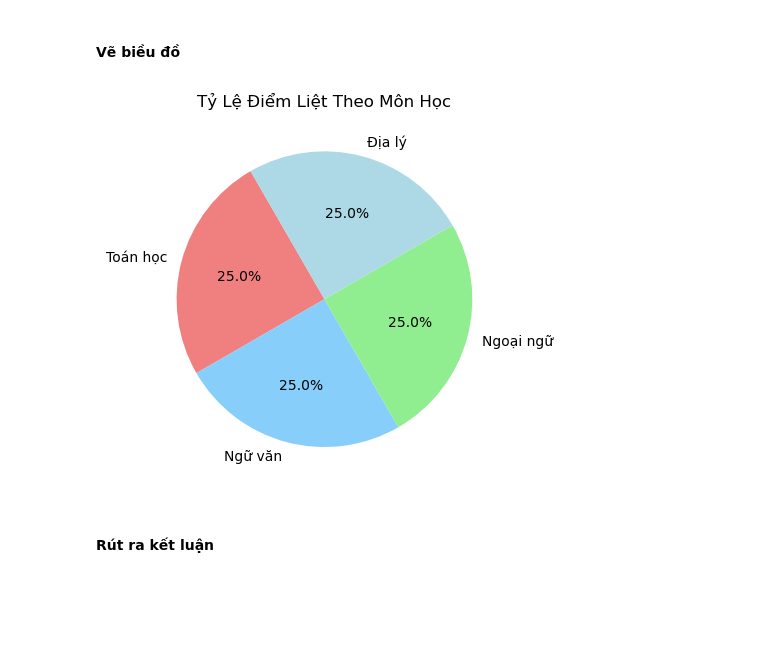
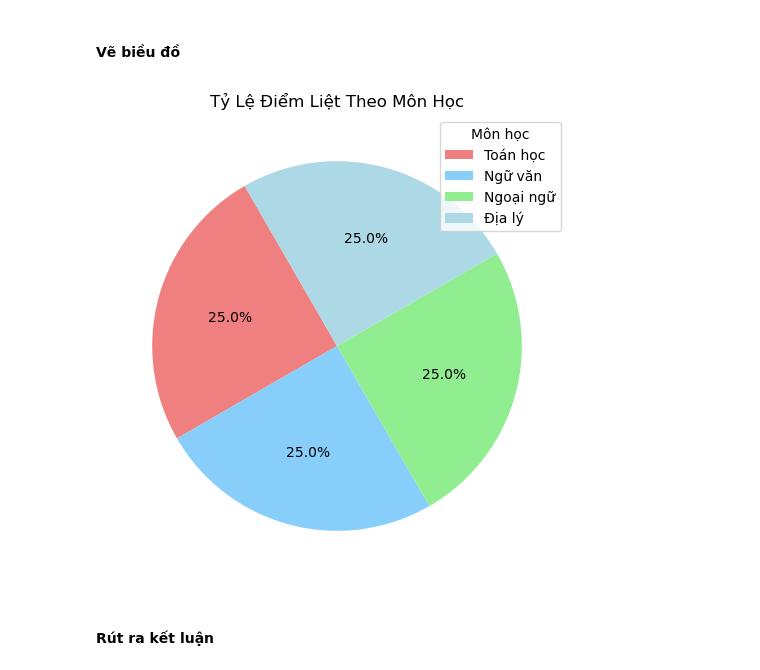
Before and after one commit to nauht1/ScoreAnalysisProject, a Jupyter notebook: Insight.ipynb, the cells around one changed output. Cells and saved outputs as stored; diff of their text form; code cells hidden in the pictures; blank space fills up the shorter version.

```diff
--- a/Insight.ipynb
+++ b/Insight.ipynb
@@ -450,20 +450,21 @@ diem_liet = [
 # %%
 # Tính tỷ lệ điểm liệt và không điểm liệt cho từng môn học
 ty_le_diem_liet = [diem / len(diemTG) for diem in diem_liet]
 
 # Loại bỏ các môn học có tỷ lệ 0
 non_zero_mon_hoc = [mon for mon, tl in zip(mon_hoc, ty_le_diem_liet) if tl > 0]
 non_zero_ty_le_diem_liet = [tl for tl in ty_le_diem_liet if tl > 0]
 
 # Vẽ biểu đồ hình bánh
-labels = non_zero_mon_hoc
+plt.figure(figsize=(6, 6))
 colors = ['lightcoral', 'lightskyblue', 'lightgreen', 'lightblue']
-plt.pie(non_zero_ty_le_diem_liet, labels=labels, colors=colors, autopct='%1.1f%%', startangle=120)
+plt.pie(non_zero_ty_le_diem_liet, colors=colors, autopct='%1.1f%%', startangle=120)
 plt.title('Tỷ Lệ Điểm Liệt Theo Môn Học')
+plt.legend(mon_hoc, title="Môn học", loc="best")
 plt.axis()
 plt.show()
 # %% [output]
-[figure, old version]
+[figure, new version]
 # %% [markdown]
 #### Rút ra kết luận
 # %% [markdown]
```
